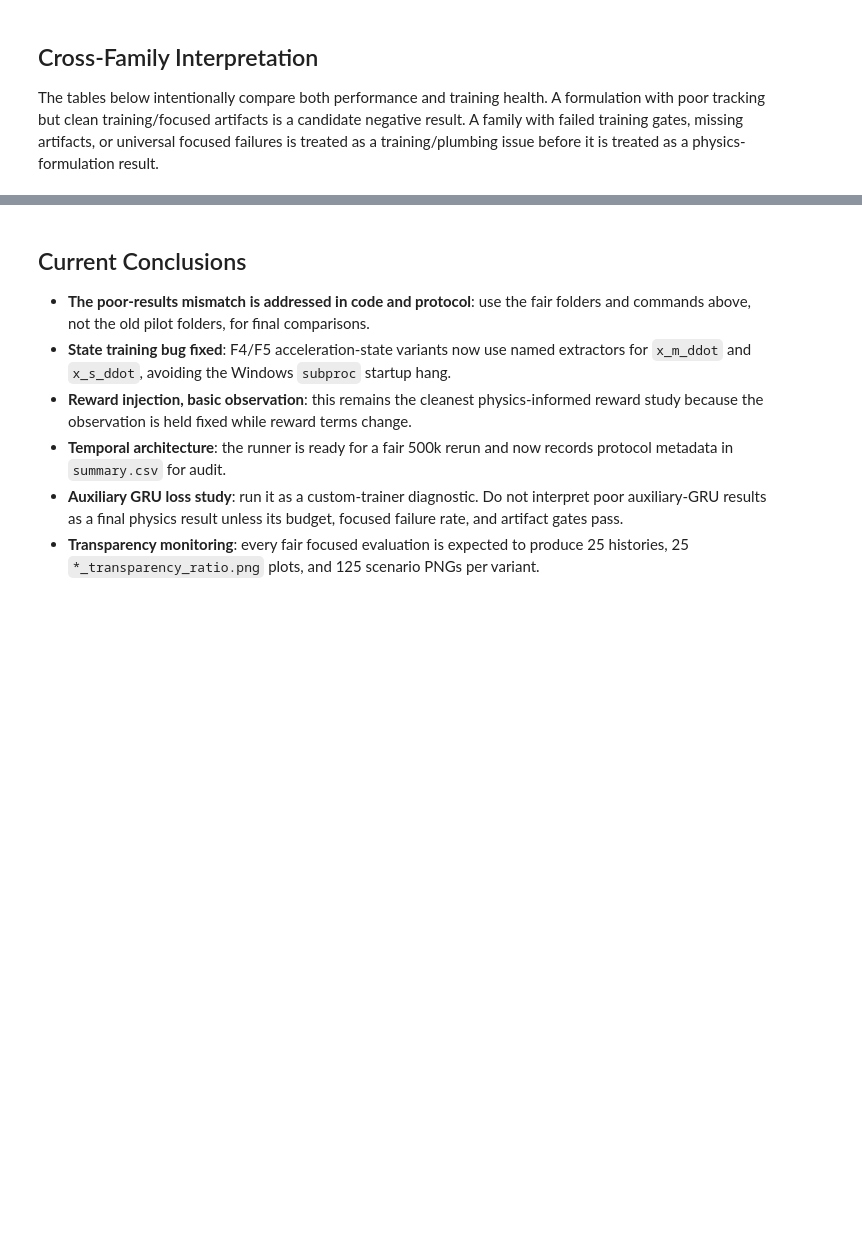
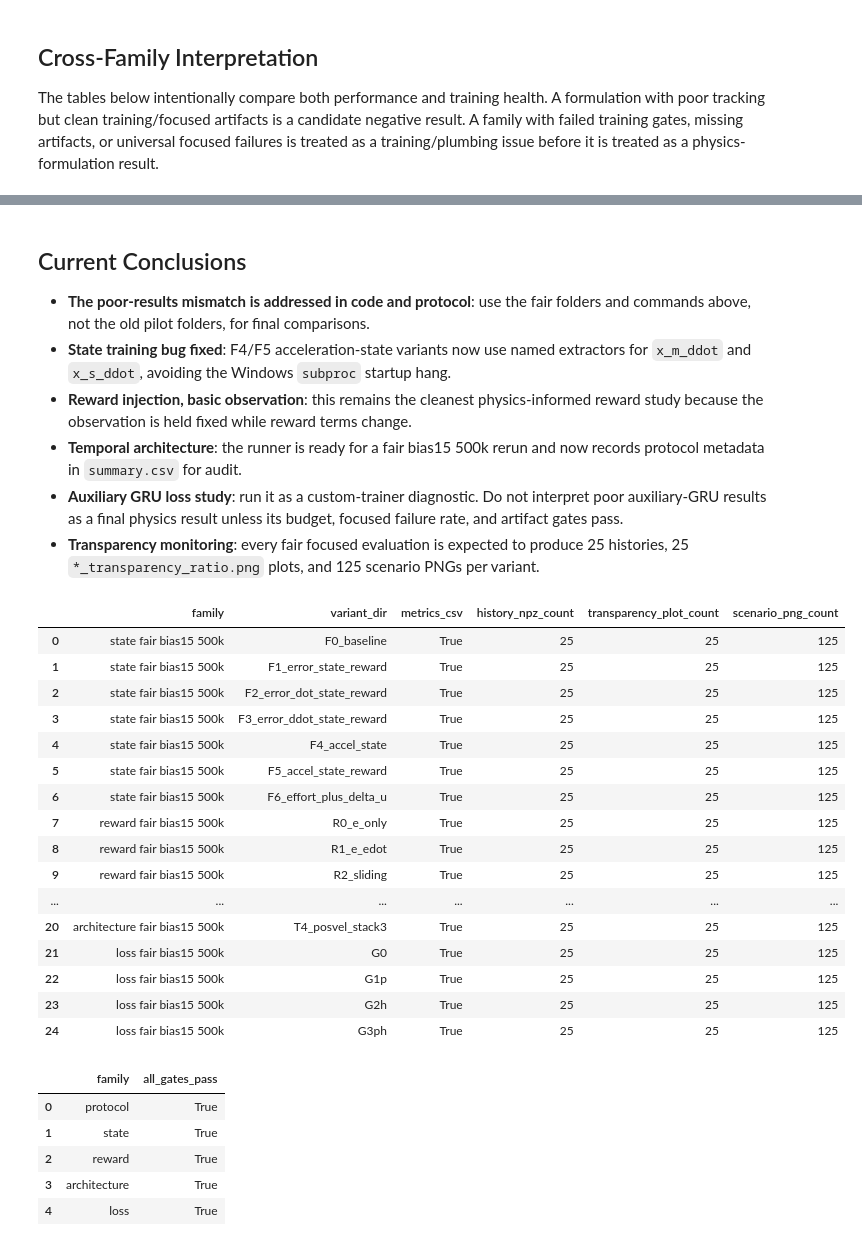
Before and after one commit to AhmadAssaad711/TeleopWithRL, a Jupyter notebook: notebooks/50_policy_gradient/55_physics_informed_formulations_results.ipynb, the cells around one changed output, grey strips where cells are left out. Cells and saved outputs as stored; diff of their text form; code cells hidden in the pictures; blank space fills up the shorter version.

```diff
--- a/notebooks/50_policy_gradient/55_physics_informed_formulations_results.ipynb
+++ b/notebooks/50_policy_gradient/55_physics_informed_formulations_results.ipynb
@@ -346,7 +465,7 @@ Current fair folder: `physics_informed_formulations_02_fair_500k`.
 Important fix: the F4/F5 acceleration-state variants previously hung under Windows `subproc` because `x_m_ddot` and `x_s_ddot` were lambda-backed feature extractors. They now use named top-level functions, so the fair state study can be rerun under the same 8-env protocol as the continuous PPO baseline.
 # %%
 
-state_summary = load_summary_or_empty(STATE_DIR, STATE_KEYS, "state fair 500k")
+state_summary = load_summary_or_empty(STATE_DIR, STATE_KEYS, "state fair bias15 500k")
 state_audit = artifact_audit(STATE_DIR, STATE_KEYS)
 state_gate = summarize_gate("State ablations", state_summary, STATE_KEYS, state_audit)
 
@@ -372,7 +525,7 @@ Current fair folder: `physics_reward_ablation_basic_obs_03_fair_500k`.
 Every R0-R8 variant should be trained with the same 500k-step, 8-subproc-env, single-signal protocol as the continuous PPO baseline. The focused evaluation includes transparency-ratio metrics and per-scenario transparency plots for each variant.
 # %%
 
-reward_summary = load_summary_or_empty(REWARD_DIR, REWARD_KEYS, "reward fair 500k")
+reward_summary = load_summary_or_empty(REWARD_DIR, REWARD_KEYS, "reward fair bias15 500k")
 reward_audit = artifact_audit(REWARD_DIR, REWARD_KEYS)
 reward_gate = summarize_gate("Reward ablations", reward_summary, REWARD_KEYS, reward_audit)
 
@@ -396,6 +589,6 @@ This runner now records the same protocol fields as the state/reward studies, so
 # %%
 
-arch_summary = load_summary_or_empty(ARCH_DIR, ARCH_KEYS, "architecture fair 500k")
+arch_summary = load_summary_or_empty(ARCH_DIR, ARCH_KEYS, "architecture fair bias15 500k")
 arch_audit = artifact_audit(ARCH_DIR, ARCH_KEYS)
 arch_gate = summarize_gate("Architecture ablations", arch_summary, ARCH_KEYS, arch_audit)
 
@@ -423,6 +646,6 @@ This is a custom trainer rather than the SB3 PPO trainer. Treat it as a training
 # %%
 
-loss_summary = load_summary_or_empty(LOSS_DIR, LOSS_KEYS, "loss fair 500k")
+loss_summary = load_summary_or_empty(LOSS_DIR, LOSS_KEYS, "loss fair bias15 500k")
 loss_audit = artifact_audit(LOSS_DIR, LOSS_DIR_KEYS)
 loss_gate = summarize_gate("Loss-function ablations", loss_summary, LOSS_KEYS, loss_audit)
 
@@ -487,33 +759,57 @@ display(all_gates)
 - **The poor-results mismatch is addressed in code and protocol**: use the fair folders and commands above, not the old pilot folders, for final comparisons.
 - **State training bug fixed**: F4/F5 acceleration-state variants now use named extractors for `x_m_ddot` and `x_s_ddot`, avoiding the Windows `subproc` startup hang.
 - **Reward injection, basic observation**: this remains the cleanest physics-informed reward study because the observation is held fixed while reward terms change.
-- **Temporal architecture**: the runner is ready for a fair 500k rerun and now records protocol metadata in `summary.csv` for audit.
+- **Temporal architecture**: the runner is ready for a fair bias15 500k rerun and now records protocol metadata in `summary.csv` for audit.
 - **Auxiliary GRU loss study**: run it as a custom-trainer diagnostic. Do not interpret poor auxiliary-GRU results as a final physics result unless its budget, focused failure rate, and artifact gates pass.
 - **Transparency monitoring**: every fair focused evaluation is expected to produce 25 histories, 25 `*_transparency_ratio.png` plots, and 125 scenario PNGs per variant.
 # %%
 
 artifact_rollup = pd.concat([
-    artifact_audit(STATE_DIR, STATE_KEYS).assign(family="state fair 500k"),
-    artifact_audit(REWARD_DIR, REWARD_KEYS).assign(family="reward fair 500k"),
-    artifact_audit(ARCH_DIR, ARCH_KEYS).assign(family="architecture fair 500k"),
-    artifact_audit(LOSS_DIR, LOSS_DIR_KEYS).assign(family="loss fair 500k"),
+    artifact_audit(STATE_DIR, STATE_KEYS).assign(family="state fair bias15 500k"),
+    artifact_audit(REWARD_DIR, REWARD_KEYS).assign(family="reward fair bias15 500k"),
+    artifact_audit(ARCH_DIR, ARCH_KEYS).assign(family="architecture fair bias15 500k"),
+    artifact_audit(LOSS_DIR, LOSS_DIR_KEYS).assign(family="loss fair bias15 500k"),
 ], ignore_index=True)
 display(artifact_rollup[["family", "variant_dir", "metrics_csv", "history_npz_count", "transparency_plot_count", "scenario_png_count"]])
 
 gate_status = pd.DataFrame([
     {"family": "protocol", "all_gates_pass": bool(protocol_gate["pass"].all())},
     {"family": "state", "all_gates_pass": bool(state_gate["pass"].all())},
     {"family": "reward", "all_gates_pass": bool(reward_gate["pass"].all())},
     {"family": "architecture", "all_gates_pass": bool(arch_gate["pass"].all())},
     {"family": "loss", "all_gates_pass": bool(loss_gate["pass"].all())},
 ])
 display(gate_status)
 
 if REQUIRE_COMPLETED_RESULTS:
     assert protocol_gate["pass"].all(), "Protocol gate failed"
     assert state_gate["pass"].all(), "State gate failed"
     assert reward_gate["pass"].all(), "Reward gate failed"
     assert arch_gate["pass"].all(), "Architecture gate failed"
     assert loss_gate["pass"].all(), "Loss gate failed"
 else:
     display(Markdown("Hard assertions are disabled. Set `REQUIRE_COMPLETED_RESULTS = True` after you run all studies if you want the notebook to fail on any missing or unhealthy result family."))
+# %% [output]
+|  | family | variant_dir | metrics_csv | history_npz_count | transparency_plot_count | scenario_png_count |
+| 0 | state fair bias15 500k | F0_baseline | True | 25 | 25 | 125 |
+| 1 | state fair bias15 500k | F1_error_state_reward | True | 25 | 25 | 125 |
+| 2 | state fair bias15 500k | F2_error_dot_state_reward | True | 25 | 25 | 125 |
+| 3 | state fair bias15 500k | F3_error_ddot_state_reward | True | 25 | 25 | 125 |
+| 4 | state fair bias15 500k | F4_accel_state | True | 25 | 25 | 125 |
+| 5 | state fair bias15 500k | F5_accel_state_reward | True | 25 | 25 | 125 |
+| 6 | state fair bias15 500k | F6_effort_plus_delta_u | True | 25 | 25 | 125 |
+| 7 | reward fair bias15 500k | R0_e_only | True | 25 | 25 | 125 |
+| 8 | reward fair bias15 500k | R1_e_edot | True | 25 | 25 | 125 |
+| 9 | reward fair bias15 500k | R2_sliding | True | 25 | 25 | 125 |
+| ... | ... | ... | ... | ... | ... | ... |
+| 20 | architecture fair bias15 500k | T4_posvel_stack3 | True | 25 | 25 | 125 |
+| 21 | loss fair bias15 500k | G0 | True | 25 | 25 | 125 |
+| 22 | loss fair bias15 500k | G1p | True | 25 | 25 | 125 |
+| 23 | loss fair bias15 500k | G2h | True | 25 | 25 | 125 |
+| 24 | loss fair bias15 500k | G3ph | True | 25 | 25 | 125 |
+|  | family | all_gates_pass |
+| 0 | protocol | True |
+| 1 | state | True |
+| 2 | reward | True |
+| 3 | architecture | True |
+| 4 | loss | True |
```
Also changed, not shown: parts of 18 cells of this notebook, 8 other files.
